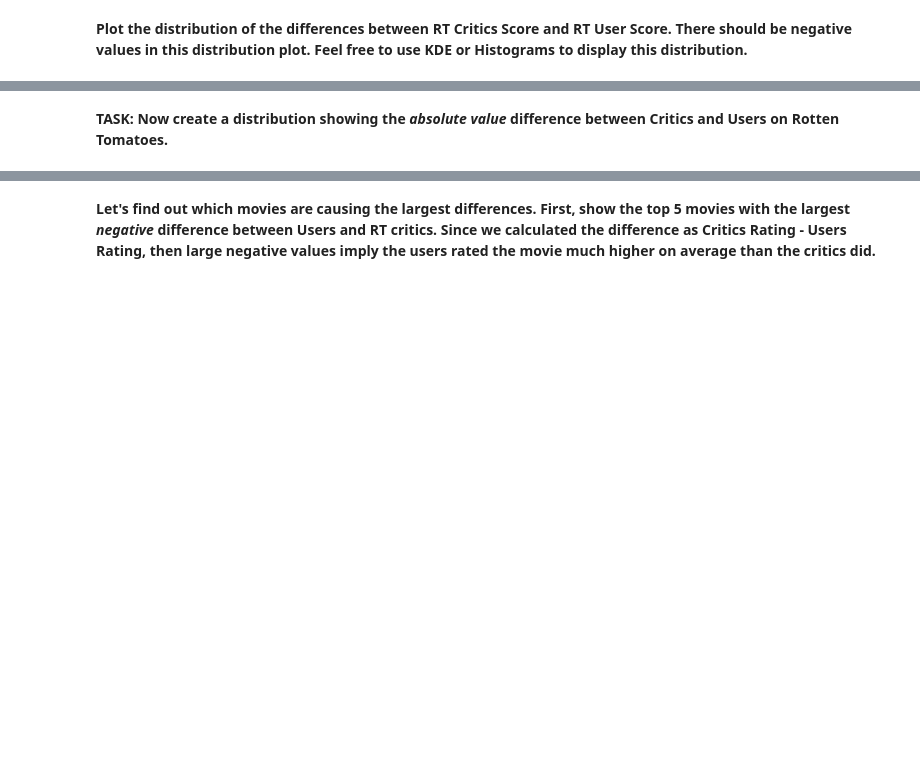
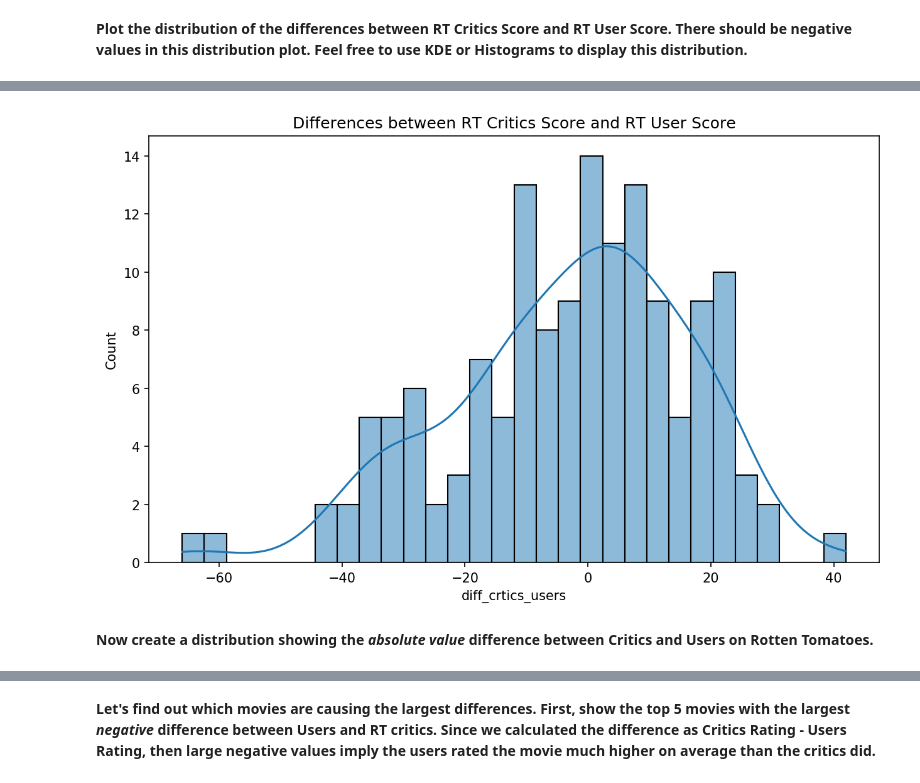
Before and after one commit to FarzinRad/Comparison-online-movie-score, a Jupyter notebook: Comparison-online-movie-score .ipynb, the cells around one changed output, grey strips where cells are left out. Drawn from its saved outputs; the diff is of its cells as text; code cells hidden in the pictures; blank space fills up the shorter version.

```diff
--- a/Comparison-online-movie-score .ipynb
+++ b/Comparison-online-movie-score .ipynb
@@ -429,2 +424,9 @@ all_sites['diff_crtics_users'].apply(abs).mean()
+# %%
+# Plot differences between RT Critics Score and RT User Score Histogram + EDA
+plt.figure(figsize = (10, 6), dpi = 150)
+sns.histplot(x = 'diff_crtics_users', data = all_sites, kde = True, bins=30)
+plt.title("Differences between RT Critics Score and RT User Score");
+# %% [output]
+[figure, added]
 # %% [markdown]
-**TASK: Now create a distribution showing the *absolute value* difference between Critics and Users on Rotten Tomatoes.**
+**Now create a distribution showing the *absolute value* difference between Critics and Users on Rotten Tomatoes.**
```
Also changed, not shown: parts of 13 cells of this notebook.
